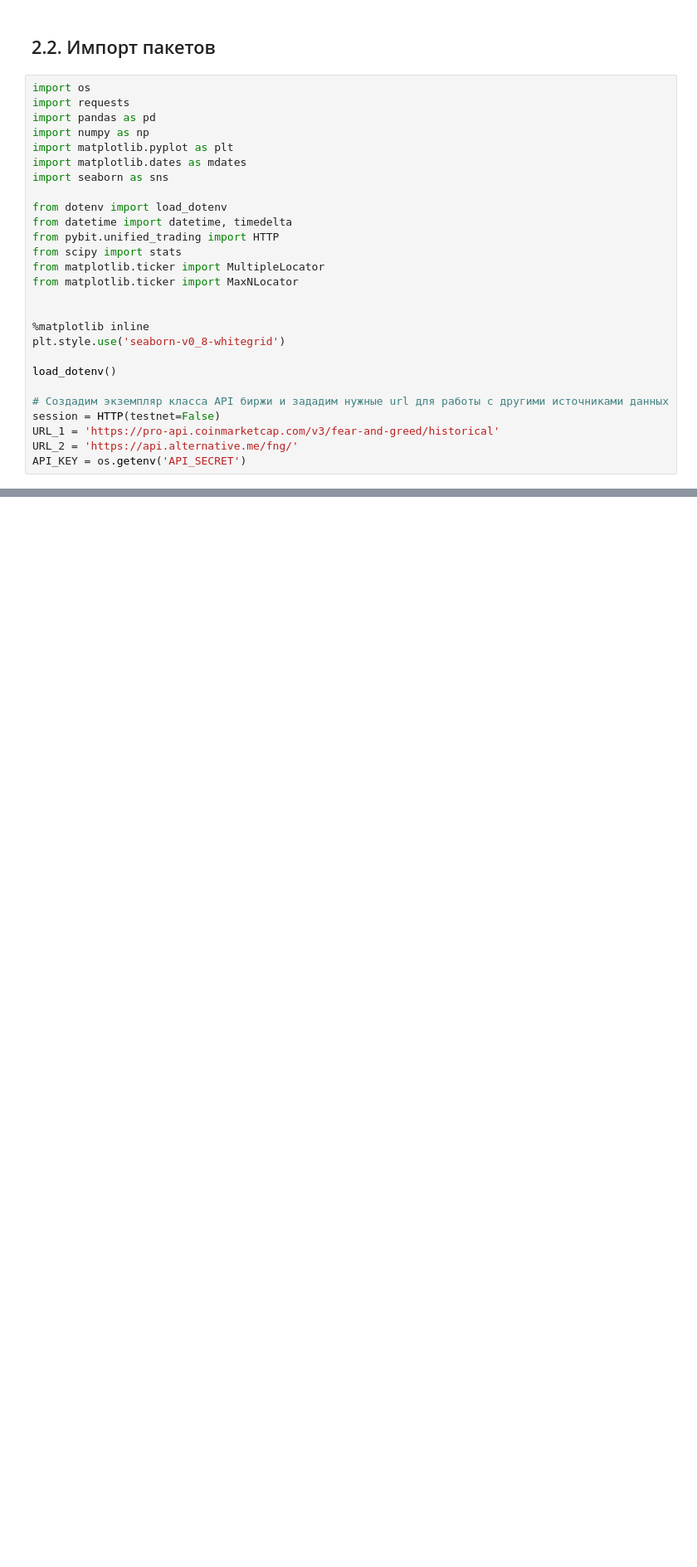
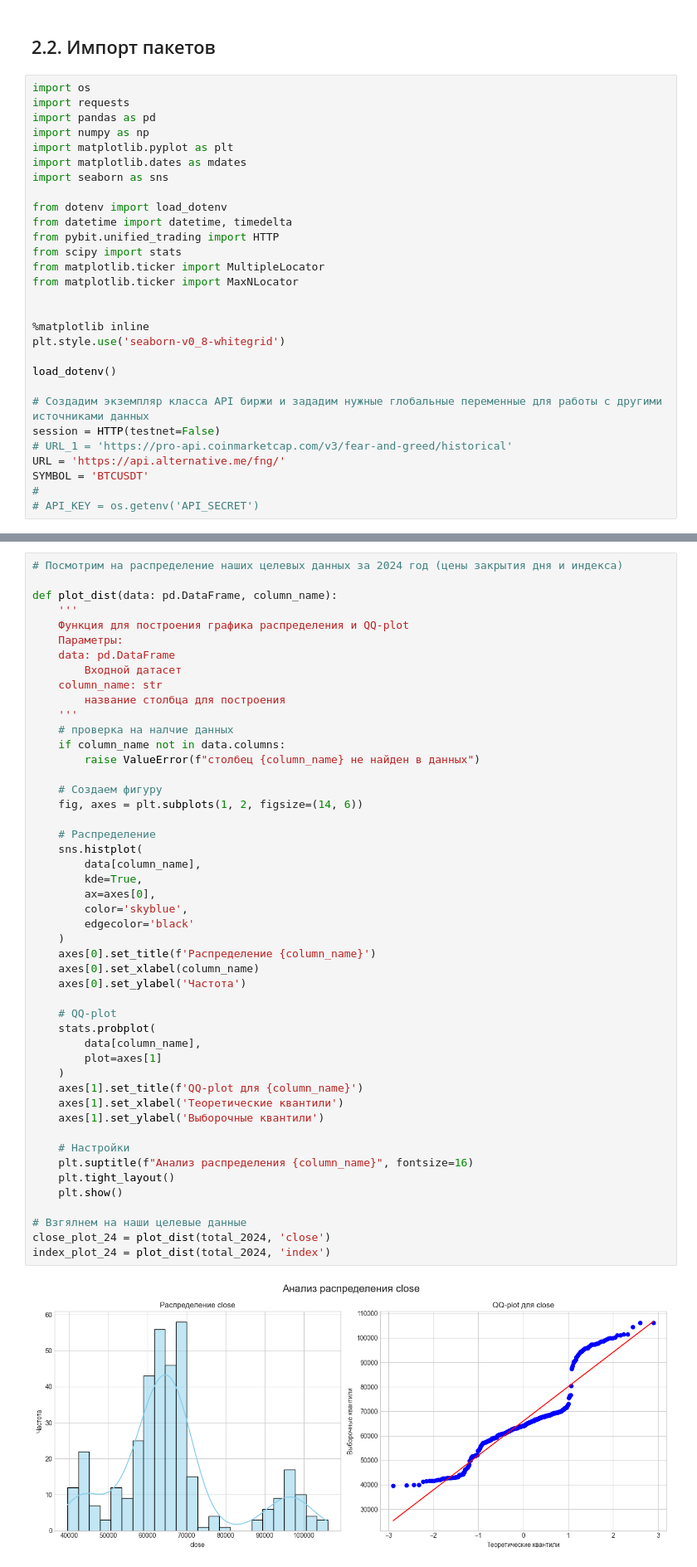
Before and after one commit to Sokolov57/BTC_Fear_Greed_Analysis, a Jupyter notebook: test_api.ipynb, the cells around one changed output, grey strips where cells are left out. Shown at 83% size. Cells and saved outputs as stored; diff of their text form; blank space fills up the shorter version.

Commit message:
добавил блок анализа распределения

```diff
--- a/test_api.ipynb
+++ b/test_api.ipynb
@@ -91,11 +91,13 @@ plt.style.use('seaborn-v0_8-whitegrid')
 
 load_dotenv()
 
-# Создадим экземпляр класса API биржи и зададим нужные url для работы с другими источниками данных
+# Создадим экземпляр класса API биржи и зададим нужные глобальные переменные для работы с другими источниками данных
 session = HTTP(testnet=False)
-URL_1 = 'https://pro-api.coinmarketcap.com/v3/fear-and-greed/historical'
-URL_2 = 'https://api.alternative.me/fng/'
-API_KEY = os.getenv('API_SECRET')
+# URL_1 = 'https://pro-api.coinmarketcap.com/v3/fear-and-greed/historical'
+URL = 'https://api.alternative.me/fng/'
+SYMBOL = 'BTCUSDT'
+#
+# API_KEY = os.getenv('API_SECRET')
 # %% [markdown]
 <a id='2'></a>
 # Часть 3. Загрузка данных
@@ -200,0 +265,50 @@ period 1:
+# %%
+# Посмотрим на распределение наших целевых данных за 2024 год (цены закрытия дня и индекса)
+
+def plot_dist(data: pd.DataFrame, column_name):
+    '''
+    Функция для построения графика распределения и QQ-plot
+    Параметры:
+    data: pd.DataFrame
+        Входной датасет
+    column_name: str
+        название столбца для построения
+    '''
+    # проверка на налчие данных
+    if column_name not in data.columns:
+        raise ValueError(f"столбец {column_name} не найден в данных")
+
+    # Создаем фигуру
+    fig, axes = plt.subplots(1, 2, figsize=(14, 6))
+
+    # Распределение
+    sns.histplot(
+        data[column_name],
+        kde=True,
+        ax=axes[0],
+        color='skyblue',
+        edgecolor='black'
+    )
+    axes[0].set_title(f'Распределение {column_name}')
+    axes[0].set_xlabel(column_name)
+    axes[0].set_ylabel('Частота')
+
+    # QQ-plot
+    stats.probplot(
+        data[column_name],
+        plot=axes[1]
+    )
+    axes[1].set_title(f'QQ-plot для {column_name}')
+    axes[1].set_xlabel('Теоретические квантили')
+    axes[1].set_ylabel('Выборочные квантили')
+
+    # Настройки
+    plt.suptitle(f"Анализ распределения {column_name}", fontsize=16)
+    plt.tight_layout()
+    plt.show()
+
+# Взгялнем на наши целевые данные
+close_plot_24 = plot_dist(total_2024, 'close')
+index_plot_24 = plot_dist(total_2024, 'index')
+# %% [output]
+[figure, added]
```
Also changed, not shown: parts of 12 cells of this notebook.
